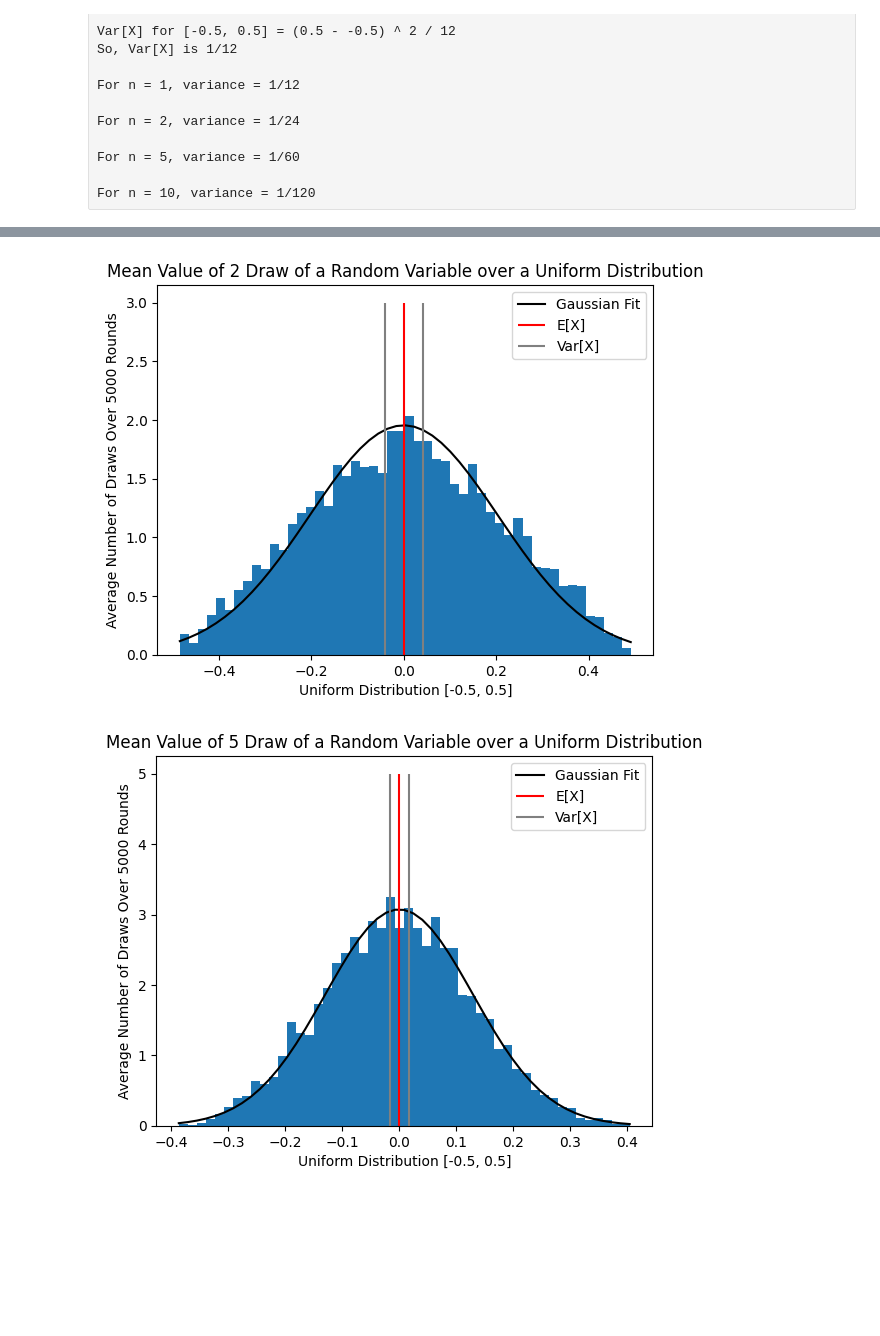
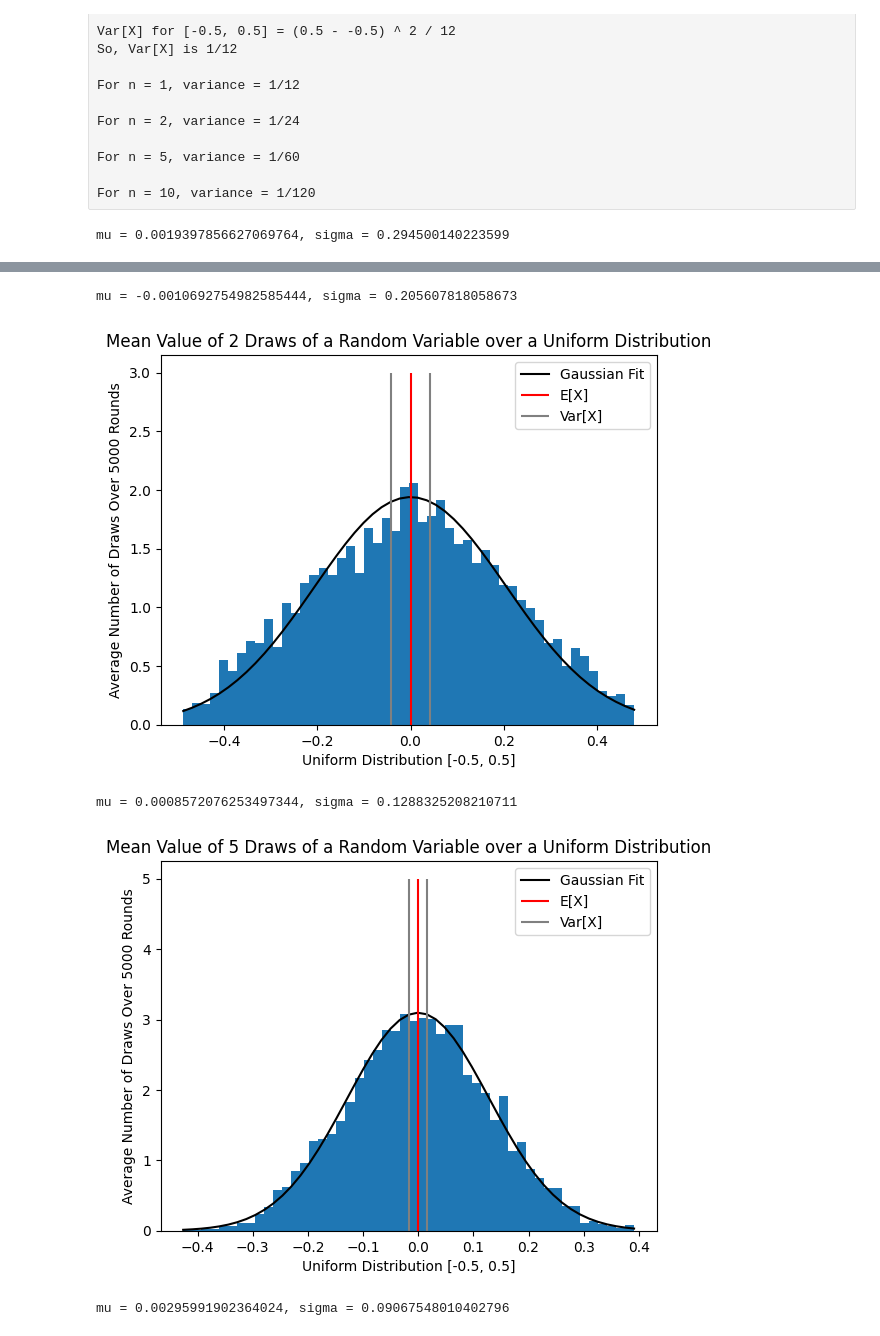
Before and after one commit to queue-h/ISCI-396, a Jupyter notebook: problem_sets/Problem_Set_1.ipynb, the cells around one changed output, grey strips where cells are left out. Drawn from its saved outputs; the diff is of its cells as text; code cells hidden in the pictures; blank space fills up the shorter version.

```diff
--- a/problem_sets/Problem_Set_1.ipynb
+++ b/problem_sets/Problem_Set_1.ipynb
@@ -113,6 +114,7 @@ def plot_hist(n, ymax):
     sample_list = draw_random(n)
     # fit to norm
     mu, sigma = stats.norm.fit(sample_list)
+    print(f"mu = {mu}, sigma = {sigma}")
     # plot histogram and gaussian
     count, bins, ignored = plt.hist(sample_list, bins=50, density=True)
     plt.plot(bins, stats.norm.pdf(bins, mean, sigma), color = "black", label = "Gaussian Fit")
@@ -126,7 +128,7 @@ def plot_hist(n, ymax):
     if n == 1:
         plt.title(f"Mean Value of {n} Draw of a Random Variable over a Uniform Distribution")
     else:
-        plt.title(f"Mean Value of {n} Draw of a Random Variable over a Uniform Distribution")
+        plt.title(f"Mean Value of {n} Draws of a Random Variable over a Uniform Distribution")
     plt.xlabel(f"Uniform Distribution [{low}, {high}]")
     plt.ylabel(f"Average Number of Draws Over {rounds} Rounds")
     plt.show()
@@ -136,3 +138,4 @@ plot_hist(2, 3)
 plot_hist(5, 5)
 plot_hist(10, 6)
 # %% [output]
+mu = 0.0019397856627069764, sigma = 0.294500140223599
@@ -140,2 +143,5 @@ plot_hist(10, 6)
+mu = -0.0010692754982585444, sigma = 0.205607818058673
-[figure, old version]
+[figure, new version]
+mu = 0.0008572076253497344, sigma = 0.1288325208210711
-[figure, old version]
+[figure, new version]
+mu = 0.00295991902364024, sigma = 0.09067548010402796
```
Also changed, not shown: parts of 2 cells of this notebook, 1 other file.
